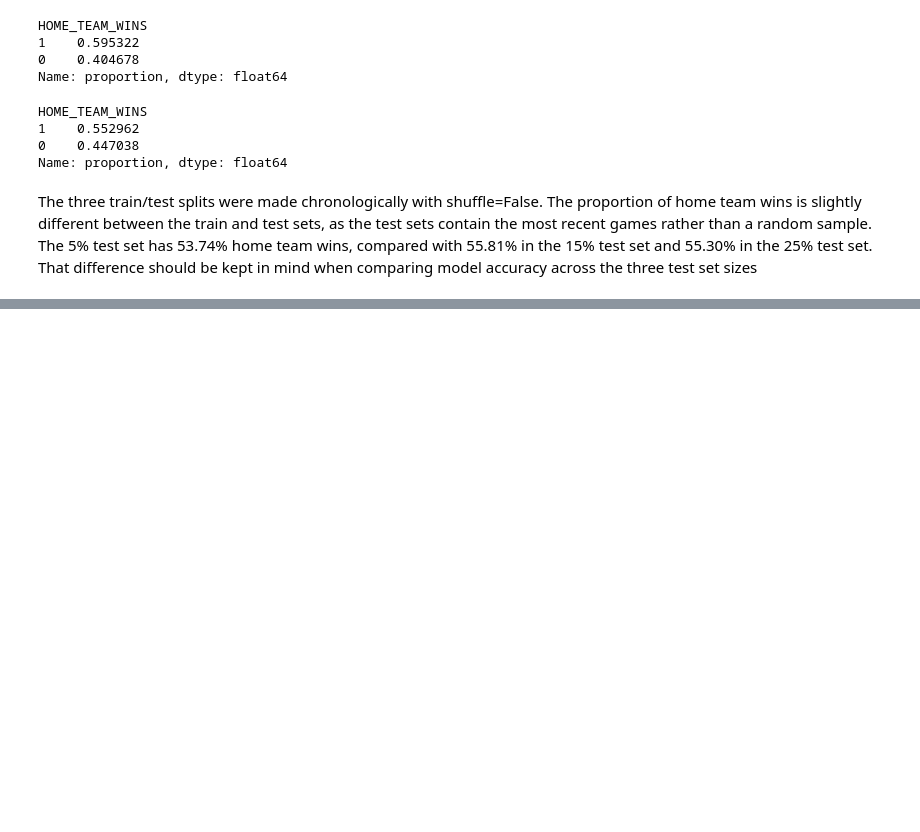
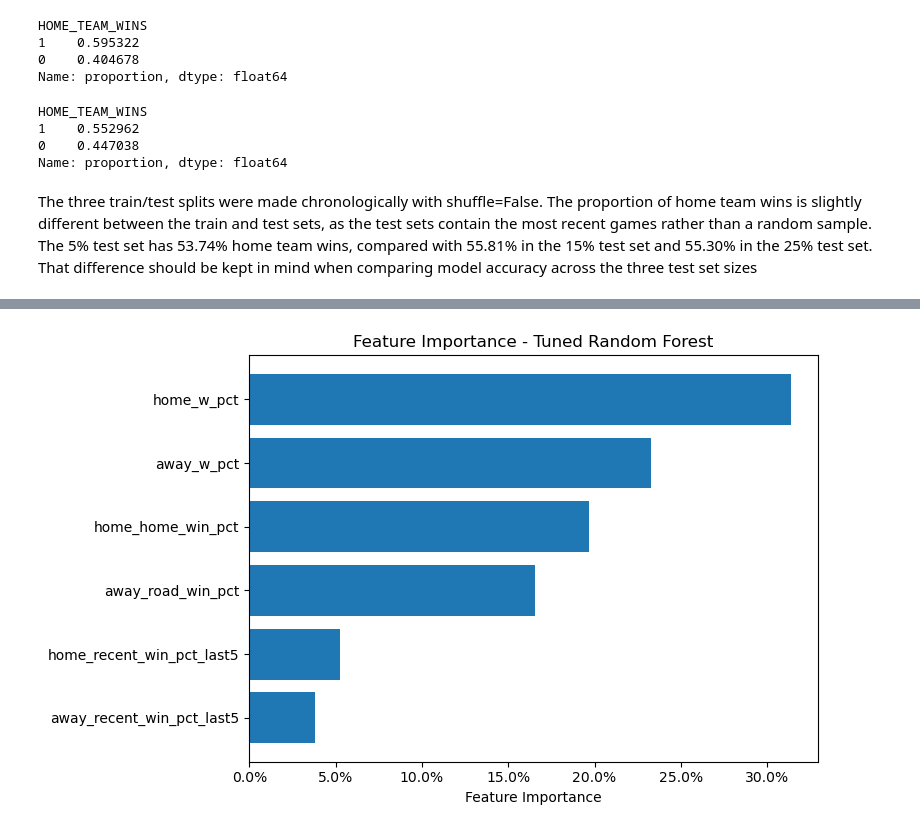
Before and after one commit to FelipeRino/Machine-Learning, a Jupyter notebook: Felipe_ML_CA1.ipynb, the cells around one changed output, grey strips where cells are left out. Drawn from its saved outputs; the diff is of its cells as text; code cells hidden in the pictures; blank space fills up the shorter version.

```diff
--- a/Felipe_ML_CA1.ipynb
+++ b/Felipe_ML_CA1.ipynb
@@ -2484,0 +2938,12 @@ The three train/test splits were made chronologically with shuffle=False. The pr
+# %%
+rf_importance = pd.DataFrame({
+    "Feature": feature_cols,
+    "Importance": rf_grid.best_estimator_.feature_importances_
+})
+
+rf_importance = rf_importance.sort_values(
+    "Importance",
+    ascending=False
+).reset_index(drop=True)
+
+rf_importance
@@ -2484,0 +2988,22 @@ The three train/test splits were made chronologically with shuffle=False. The pr
+# %%
+rf_importance_plot = rf_importance.sort_values(
+    "Importance",
+    ascending=True
+)
+
+plt.figure(figsize=(8, 5))
+
+plt.barh(
+    rf_importance_plot["Feature"],
+    rf_importance_plot["Importance"]
+)
+
+plt.xlabel("Feature Importance")
+plt.title("Feature Importance - Tuned Random Forest")
+
+plt.gca().xaxis.set_major_formatter(PercentFormatter(1.0))
+
+plt.tight_layout()
+plt.show()
+# %% [output]
+[figure, added]
```
Also changed, not shown: parts of 91 cells of this notebook.
